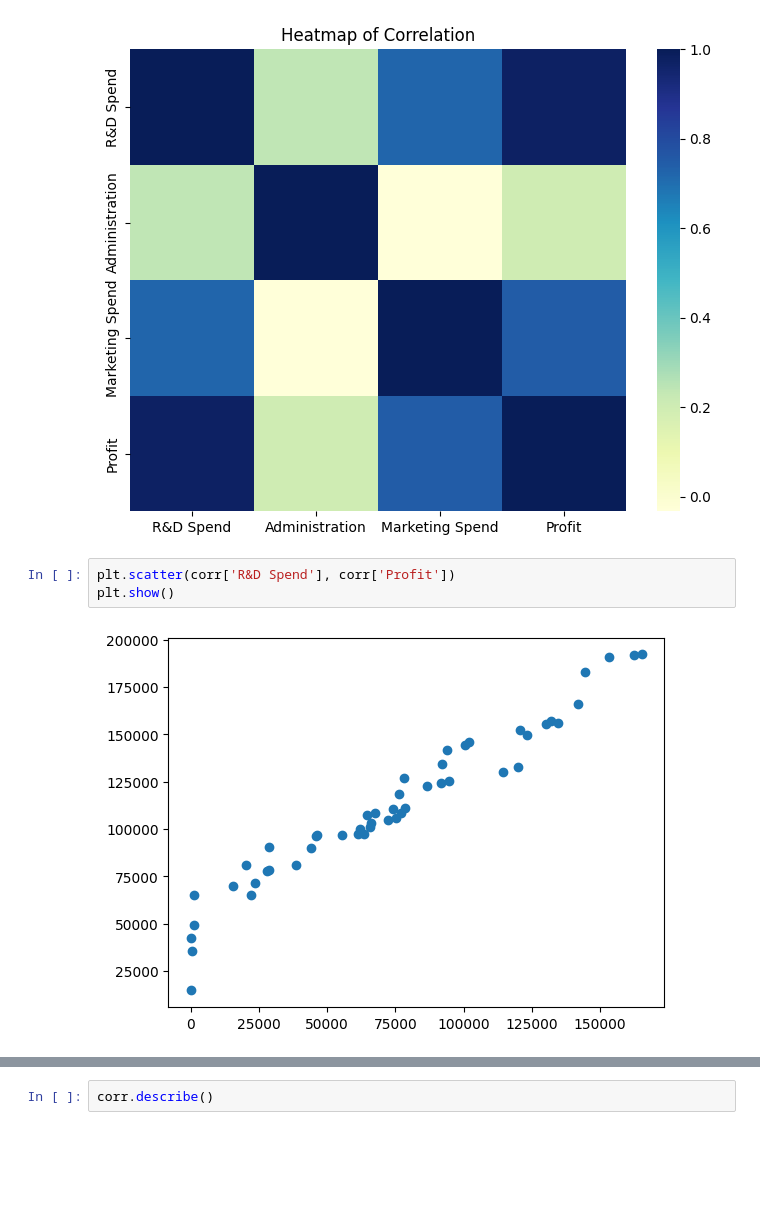
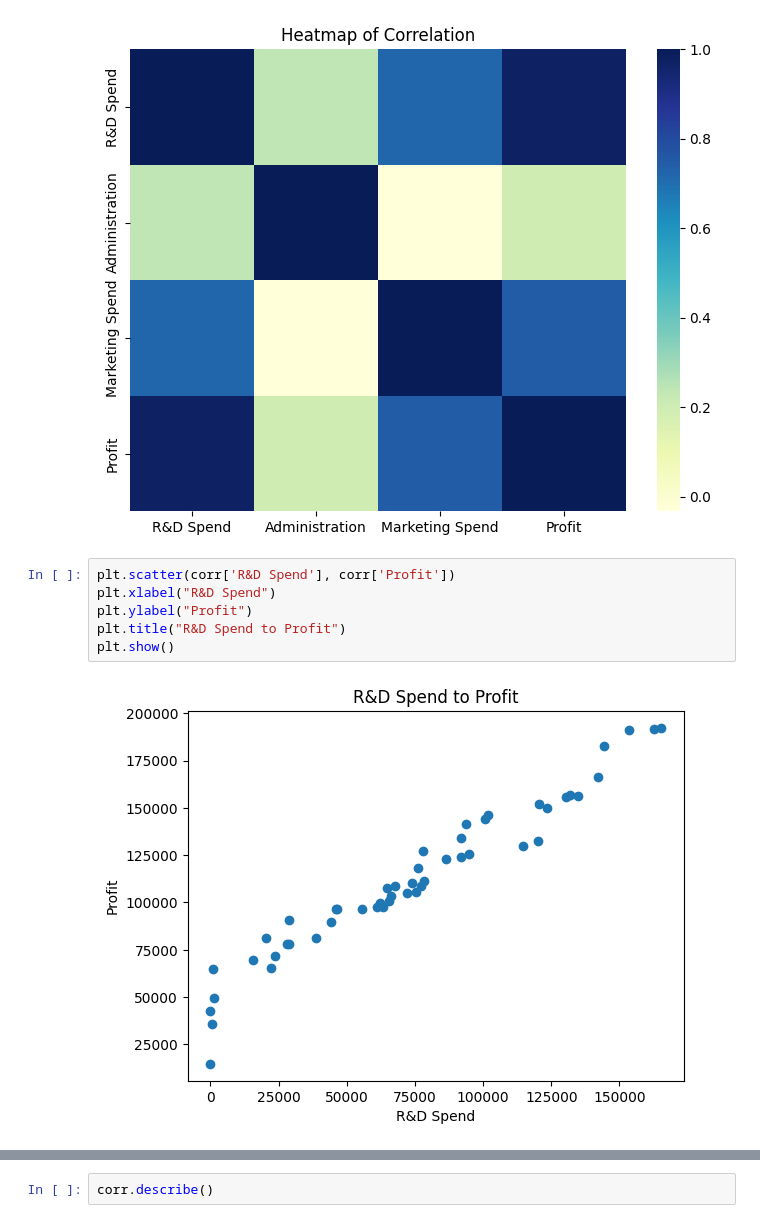
Before and after one commit to JPIPPEN89/Multiple_LinReg, a Jupyter notebook: Multiple_LinearReg.ipynb, the cells around one changed output, grey strips where cells are left out. Drawn from its saved outputs; the diff is of its cells as text; blank space fills up the shorter version.

Commit message:
Cleaned up the visuals, tested new data

```diff
--- a/Multiple_LinearReg.ipynb
+++ b/Multiple_LinearReg.ipynb
@@ -59,8 +48,11 @@ plt.show()
 [figure]
 # %%
 plt.scatter(corr['R&D Spend'], corr['Profit'])
+plt.xlabel("R&D Spend")
+plt.ylabel("Profit")
+plt.title("R&D Spend to Profit")
 plt.show()
 # %% [output]
-[figure, old version]
+[figure, new version]
 # %%
 plt.scatter(corr['Administration'], corr['Profit'])
```
Also changed, not shown: parts of 4 cells of this notebook.
